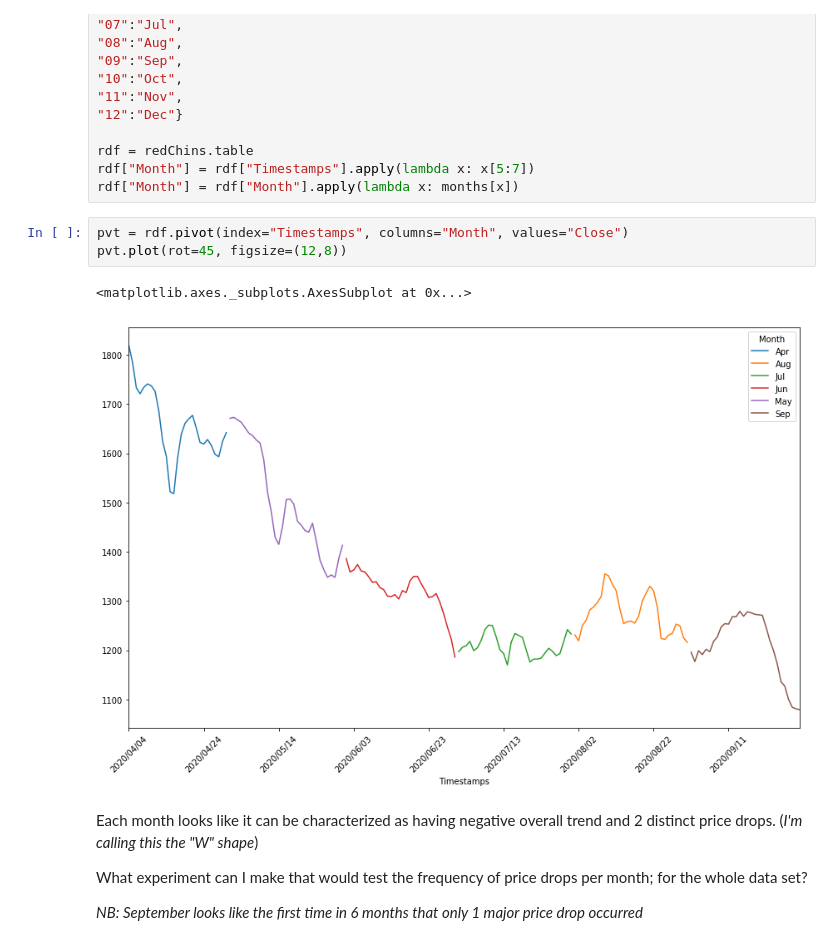
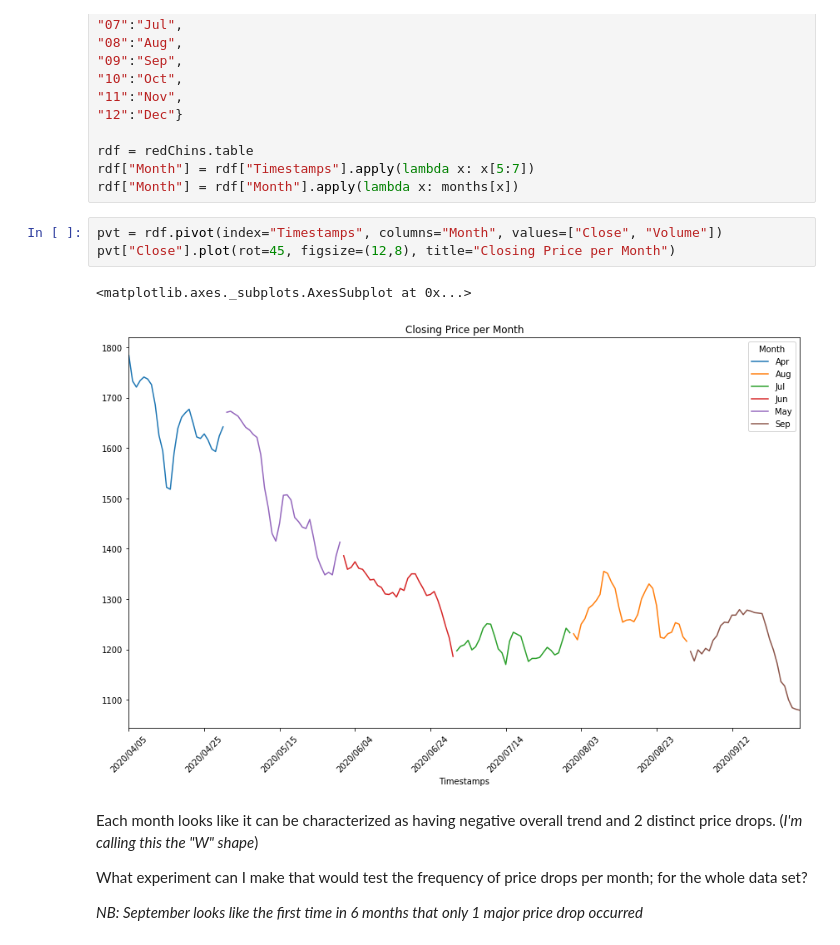
Before and after one commit to nurriol2/forecasting, a Jupyter notebook: Chinchompa EDA.ipynb, the cells around one changed output. Cells and saved outputs as stored; diff of their text form.

```diff
--- a/Chinchompa EDA.ipynb
+++ b/Chinchompa EDA.ipynb
@@ -70,11 +74,11 @@ rdf = redChins.table
 rdf["Month"] = rdf["Timestamps"].apply(lambda x: x[5:7])
 rdf["Month"] = rdf["Month"].apply(lambda x: months[x])
 # %%
-pvt = rdf.pivot(index="Timestamps", columns="Month", values="Close")
-pvt.plot(rot=45, figsize=(12,8))
+pvt = rdf.pivot(index="Timestamps", columns="Month", values=["Close", "Volume"])
+pvt["Close"].plot(rot=45, figsize=(12,8), title="Closing Price per Month")
 # %% [output]
 <matplotlib.axes._subplots.AxesSubplot at 0x...>
-[figure, old version]
+[figure, new version]
 # %% [markdown]
 Each month looks like it can be characterized as having negative overall trend and 2 distinct price drops.
 (*I'm calling this the "W" shape*)
```
Also changed, not shown: parts of 20 cells of this notebook.
